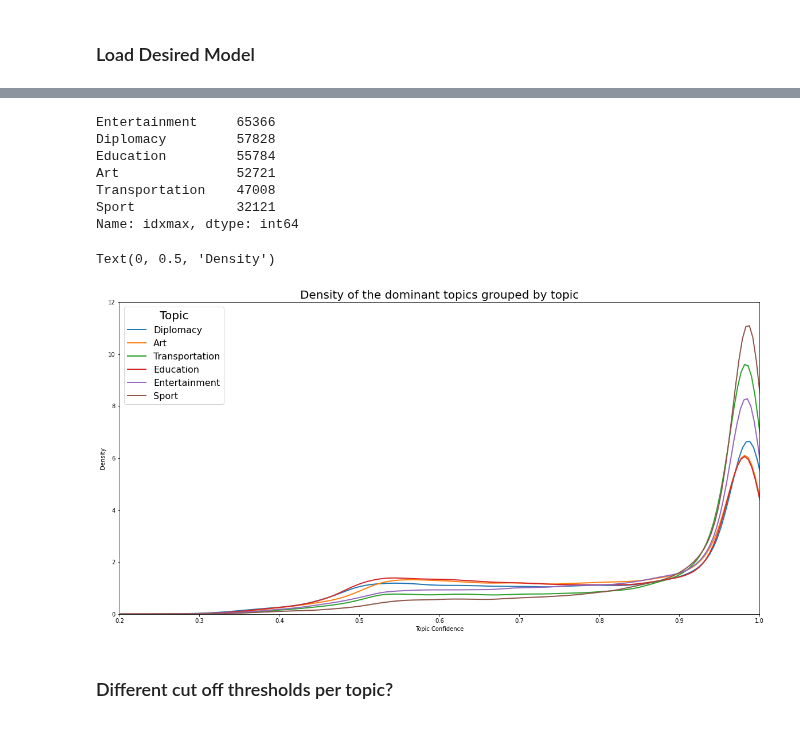
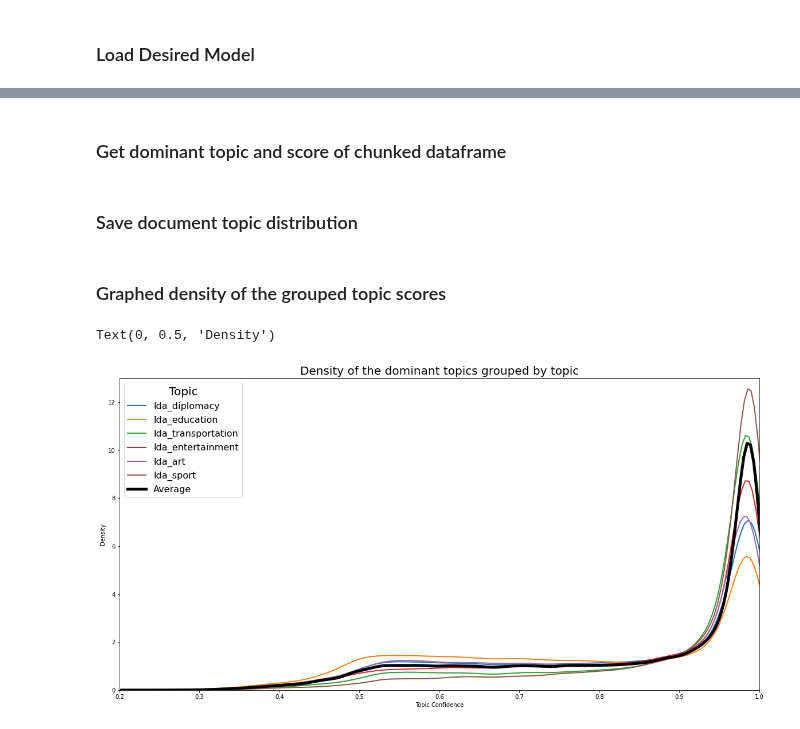
Before and after one commit to seriousdeejay/citynet, a Jupyter notebook: src/analyses/Diederik/Clean Code/2a Topic Modeling (30 cities).ipynb, the cells around one changed output, grey strips where cells are left out. Drawn from its saved outputs; the diff is of its cells as text; code cells hidden in the pictures.

```diff
--- a/src/analyses/Diederik/Clean Code/2a Topic Modeling (30 cities).ipynb
+++ b/src/analyses/Diederik/Clean Code/2a Topic Modeling (30 cities).ipynb
@@ -173 +192,20 @@ updated_results_final
+# %% [markdown]
+### Get dominant topic and score of chunked dataframe
+# %%
+import numpy as np
+nr_of_chunks = (len(updated_results) // 25000) + 1
+
+chunked_dataframe = np.array_split(updated_results, nr_of_chunks)
+# %%
+from tqdm.notebook import tqdm
+
+for i, subdataframe in enumerate(tqdm(chunked_dataframe)):
+    chunked_dataframe[i] = pd.concat([subdataframe, subdataframe[topic_distributions_renamed_cols.columns].agg(['idxmax','max'],axis=1)], axis=1)
+# %%
+final_df = pd.concat(chunked_dataframe,axis=0)
+# %%
+final_df_renamed_cols = final_df.rename(columns = { 'idxmax': 'lda_dominant',
+                                        'max': 'lda_dominant_score'}, inplace = False)
+# %% [markdown]
+### Save document topic distribution
 # %%
@@ -175,45 +213,39 @@ updated_results_final.to_csv('classified_435_citypairs_311k_paragraphs.csv', ind
-# %%
-updated_results_final['idxmax'].value_counts()
-# %% [output]
-Entertainment     65366
-Diplomacy         57828
-Education         55784
-Art               52721
-Transportation    47008
-Sport             32121
-Name: idxmax, dtype: int64
+# %% [markdown]
+### Graphed density of the grouped topic scores
 # %%
 # !pip install seaborn
 import matplotlib.pyplot as plt
 
 %matplotlib inline
 import seaborn as sns
 
 plt.figure(figsize=(20,10))
-a = updated_results_final.groupby('idxmax')
+a = final_df_renamed_cols.groupby('lda_dominant')
 
 # Iterate through the five airlines
-for topic in updated_results_final['idxmax'].unique():
-    b = a['max'].get_group(topic)
+for topic in final_df_renamed_cols['lda_dominant'].unique():
+    b = a['lda_dominant_score'].get_group(topic)
 
     #     b.plot.density(color='green')
     # plt.title('Density plot for Speeding')
     # plt.show()
 
     sns.distplot(b, hist = False, kde = True,
                  kde_kws = {'linewidth': 2},
                  label = topic)
 
 # Plot formatting
+sns.distplot(final_df_renamed_cols['lda_dominant_score'], hist = False, kde = True,
+                 kde_kws = {'linewidth': 5},
+                 color = 'black',
+                 label = 'Average')
 
 plt.legend(prop={'size': 16}, title = 'Topic', title_fontsize=20)
 plt.title('Density of the dominant topics grouped by topic', fontsize=20)
 plt.xlabel('Topic Confidence')
-plt.ylim(0, 12)
+plt.ylim(0, 13)
 plt.xlim(0.2, 1)
 plt.ylabel('Density')
 # %% [output]
 Text(0, 0.5, 'Density')
-[figure, old version]
+[figure, new version]
-# %% [markdown]
-### Different cut off thresholds per topic?
```
Also changed, not shown: parts of 35 cells of this notebook, 5 other files.
